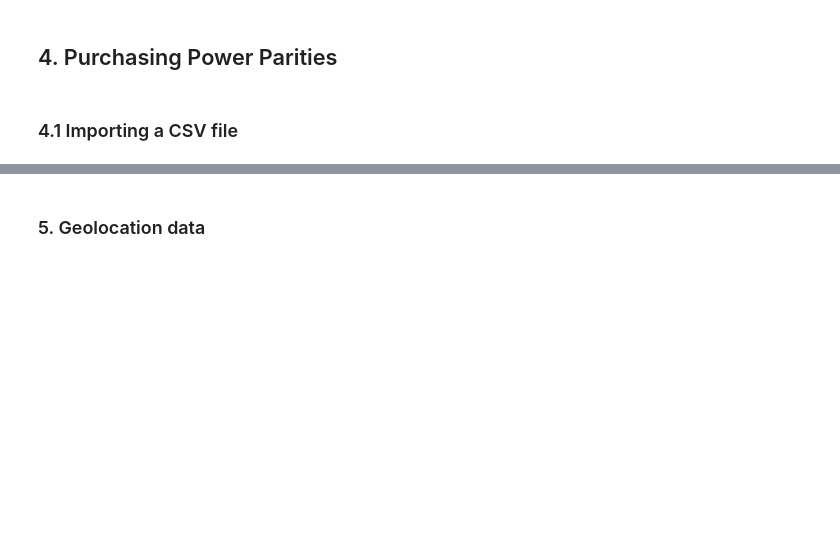
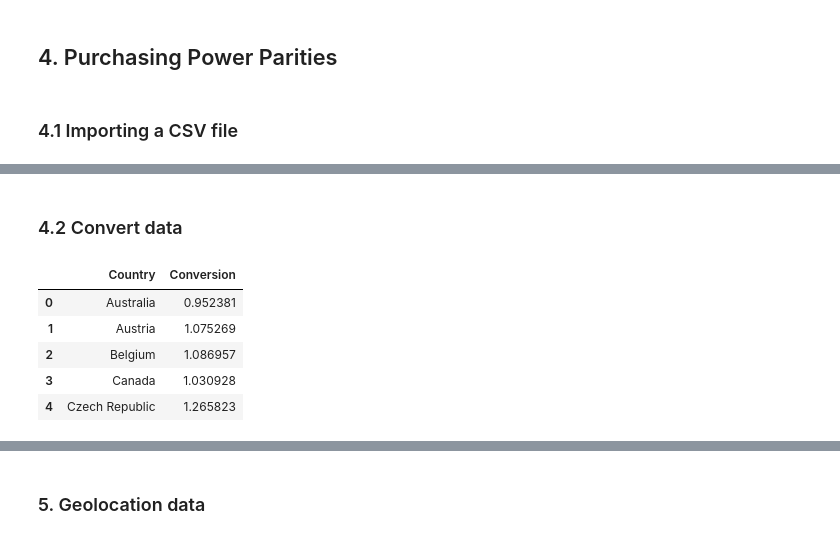
Before and after one commit to Luk-kar/DS_salaries_project, a Jupyter notebook: _002_data_cleaning_socioeconomic.ipynb, the cells around one changed output, grey strips where cells are left out. Drawn from its saved outputs; the diff is of its cells as text; code cells hidden in the pictures; blank space fills up the shorter version.

```diff
--- a/_002_data_cleaning_socioeconomic.ipynb
+++ b/_002_data_cleaning_socioeconomic.ipynb
@@ -485,0 +494,24 @@ df.head()
+# %% [markdown]
+### 4.2 Convert data
+# %%
+df = df[['Country', 'Value']]
+df['Value'] = 1 / (df['Value'] / 100)
+
+new_rows = [{'Country': 'Hong Kong', 'Value': 1.42},
+            {'Country': 'Taiwan', 'Value': 2.16}]
+
+df = df.append(new_rows, ignore_index=True)
+
+df['Country'] = df['Country'].replace('Korea', 'South Korea')
+df['Country'] = df['Country'].replace('Türkiye', 'Turkey')
+
+df = df.rename(columns={'Value': 'Conversion'})
+
+df.head()
+# %% [output]
+|  | Country | Conversion |
+| 0 | Australia | 0.952381 |
+| 1 | Austria | 1.075269 |
+| 2 | Belgium | 1.086957 |
+| 3 | Canada | 1.030928 |
+| 4 | Czech Republic | 1.265823 |
```
Also changed, not shown: parts of 22 cells of this notebook, 4 other files.
